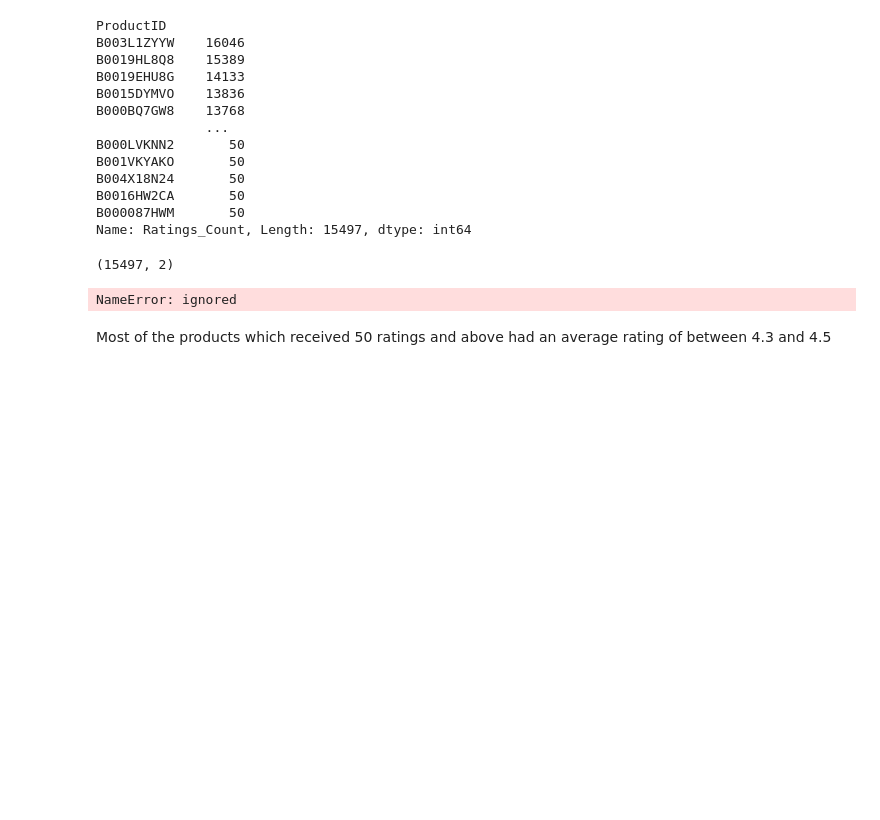
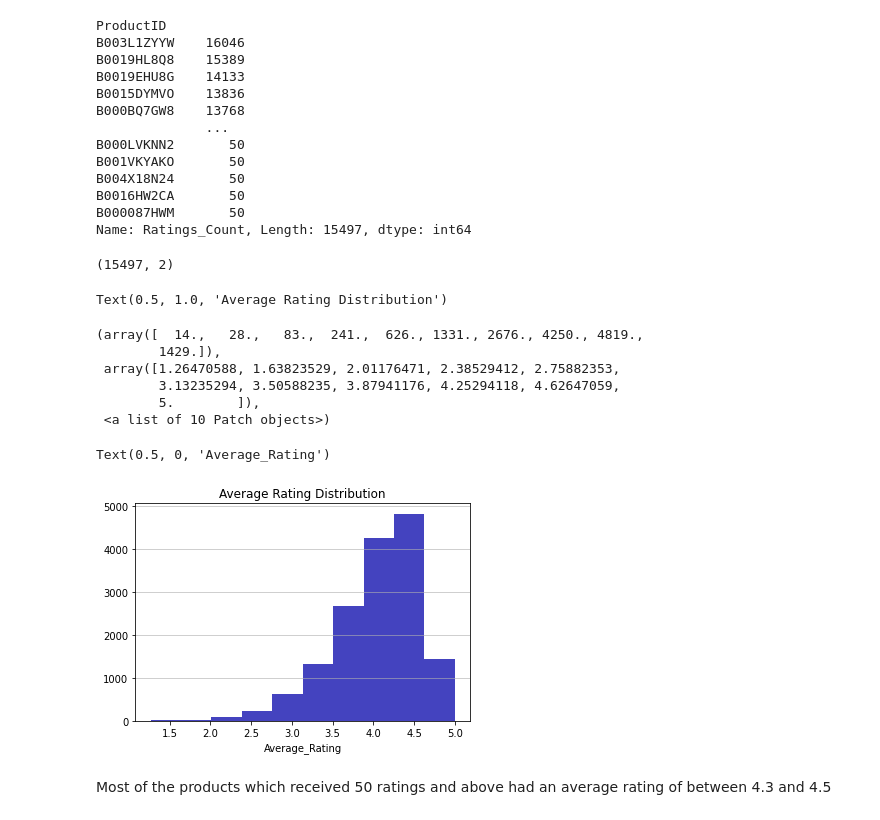
Before and after one commit to Blaisekhan/Capstone-Project---Recommender-Systems, a Jupyter notebook: Capstone_codes_copy.ipynb, the cells around one changed output. Drawn from its saved outputs; the diff is of its cells as text; code cells hidden in the pictures; blank space fills up the shorter version.

```diff
--- a/Capstone_codes_copy.ipynb
+++ b/Capstone_codes_copy.ipynb
@@ -335,15 +340,23 @@ Name: Ratings_Count, Length: 15497, dtype: int64
 avg_total_rating.shape
 # %% [output]
 (15497, 2)
-# %%
-plt.figure(figsize=(8,6))
-plt.title('Average Rating Distribution')
-plt.xlabel('Average_Rating')
-plt.ylim=(None, 16000)
-plt.grid(b=None)
-avg_total_rating['Rating'].hist(bins=40, color='r')
-# %% [output]
-NameError: ignored
+# %%
+
+plt.title('Average Rating Distribution')
+plt.hist(avg_total_rating['Rating'], color='#0504aa', alpha=0.75)
+plt.xlabel('Average_Rating')
+plt.grid(axis= 'y', alpha=0.75)
+plt.show()
+# %% [output]
+Text(0.5, 1.0, 'Average Rating Distribution')
+(array([  14.,   28.,   83.,  241.,  626., 1331., 2676., 4250., 4819.,
+        1429.]),
+ array([1.26470588, 1.63823529, 2.01176471, 2.38529412, 2.75882353,
+        3.13235294, 3.50588235, 3.87941176, 4.25294118, 4.62647059,
+        5.        ]),
+ <a list of 10 Patch objects>)
+Text(0.5, 0, 'Average_Rating')
+[figure, added]
 # %% [markdown]
 Most of the products which received 50 ratings and above had an average rating of between 4.3 and 4.5
 # %%
```
Also changed, not shown: parts of 7 cells of this notebook.
